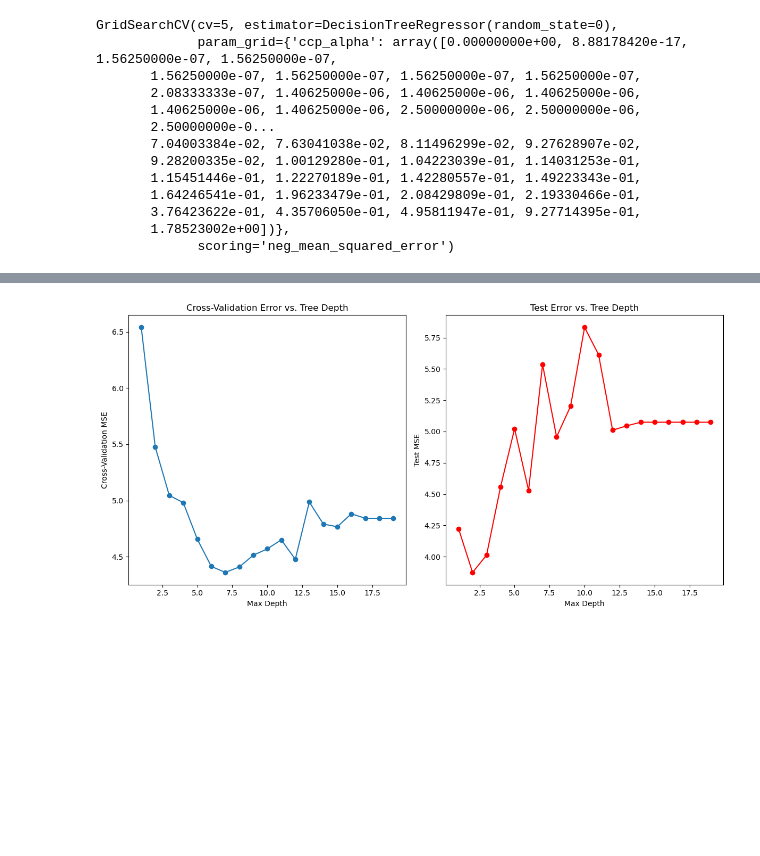
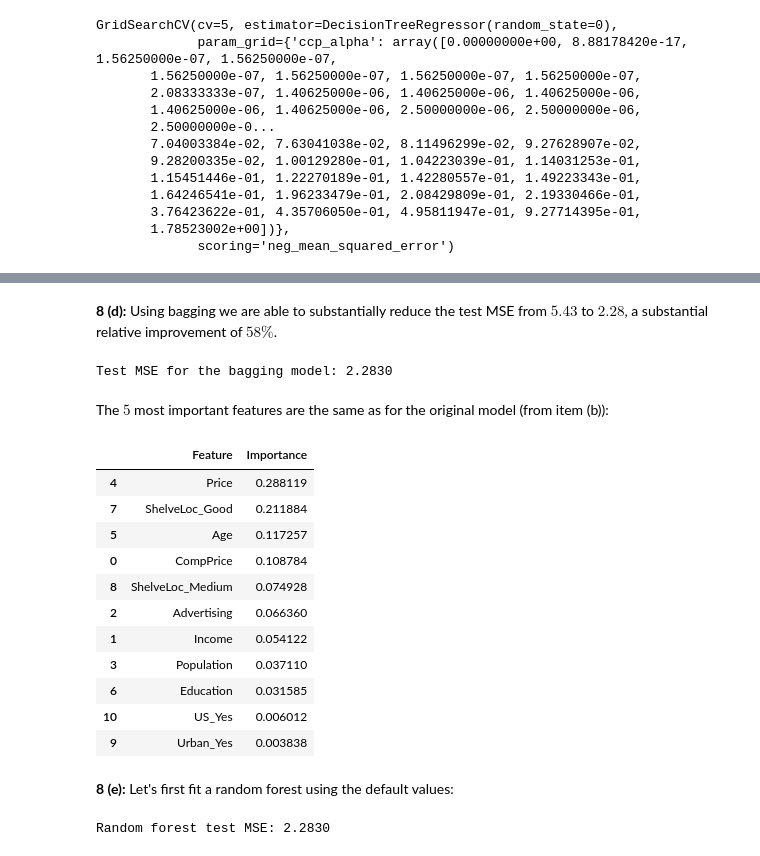
Before and after one commit to pzuehlke/ISLP, a Jupyter notebook: chapter_08_exercises/chapter_08_exercise_08.ipynb, the cells around one changed output, grey strips where cells are left out. Cells and saved outputs as stored; diff of their text form; code cells hidden in the pictures; blank space fills up the shorter version.

```diff
--- a/chapter_08_exercise_08.ipynb
+++ b/chapter_08_exercises/chapter_08_exercise_08.ipynb
@@ -148,17 +160,0 @@ We conclude that cost-complexity pruning was able to slightly reduce the test MS
-# %%
-plt.figure(figsize=(12, 6))
-plt.subplot(1, 2, 1)
-plt.plot(max_depths, cv_scores, marker="o", linestyle="-")
-plt.xlabel("Max Depth")
-plt.ylabel("Cross-Validation MSE")
-plt.title("Cross-Validation Error vs. Tree Depth")
-
-plt.subplot(1, 2, 2)
-plt.plot(max_depths, test_scores, marker="o", linestyle="-", color="r")
-plt.xlabel("Max Depth")
-plt.ylabel("Test MSE")
-plt.title("Test Error vs. Tree Depth")
-plt.tight_layout()
-plt.show()
-# %% [output]
-[figure, removed]
@@ -228,0 +161,41 @@ print(f"4. Does pruning improve test MSE? {'Yes' if pruned_test_mse < test_mse e
+# %% [markdown]
+__8 (d):__ Using bagging we are able to substantially reduce the test MSE from $ 5.43 $ to $ 2.28 $, a substantial relative improvement of $ 58 \% $.
+# %%
+bagging_model = RandomForestRegressor(n_estimators=100, bootstrap=True, random_state=0)
+bagging_model.fit(X_train, y_train)
+y_pred = bagging_model.predict(X_test)
+bagging_test_mse = mean_squared_error(y_test, y_pred)
+print(f"Test MSE for the bagging model: {bagging_test_mse:.4f}")
+# %% [output]
+Test MSE for the bagging model: 2.2830
+# %% [markdown]
+The $ 5 $ most important features are the same as for the original model (from item (b)):
+# %%
+feature_importances = pd.DataFrame({
+    "Feature": X.columns,
+    "Importance": bagging_model.feature_importances_
+}).sort_values("Importance", ascending=False)
+feature_importances
+# %% [output]
+|  | Feature | Importance |
+| 4 | Price | 0.288119 |
+| 7 | ShelveLoc_Good | 0.211884 |
+| 5 | Age | 0.117257 |
+| 0 | CompPrice | 0.108784 |
+| 8 | ShelveLoc_Medium | 0.074928 |
+| 2 | Advertising | 0.066360 |
+| 1 | Income | 0.054122 |
+| 3 | Population | 0.037110 |
+| 6 | Education | 0.031585 |
+| 10 | US_Yes | 0.006012 |
+| 9 | Urban_Yes | 0.003838 |
+# %% [markdown]
+__8 (e):__ Let's first fit a random forest using the default values:
+# %%
+rf = RandomForestRegressor(random_state=0)
+rf.fit(X_train, y_train)
+y_pred = rf.predict(X_test)
+rf_test_mse = mean_squared_error(y_test, y_pred)
+print(f"Random forest test MSE: {rf_test_mse:.4f}")
+# %% [output]
+Random forest test MSE: 2.2830
```
Also changed, not shown: parts of 18 cells of this notebook, 12 other files.
